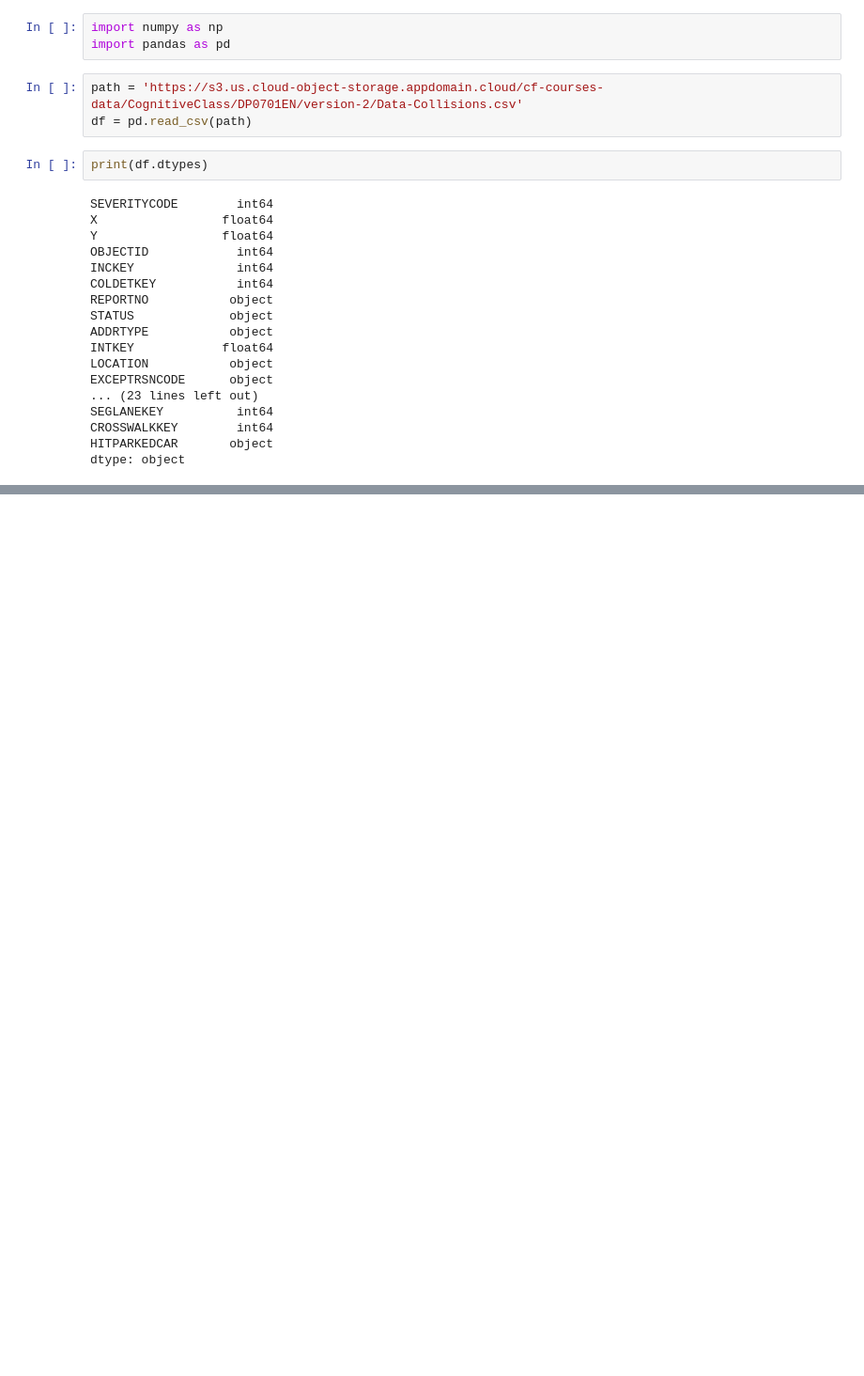
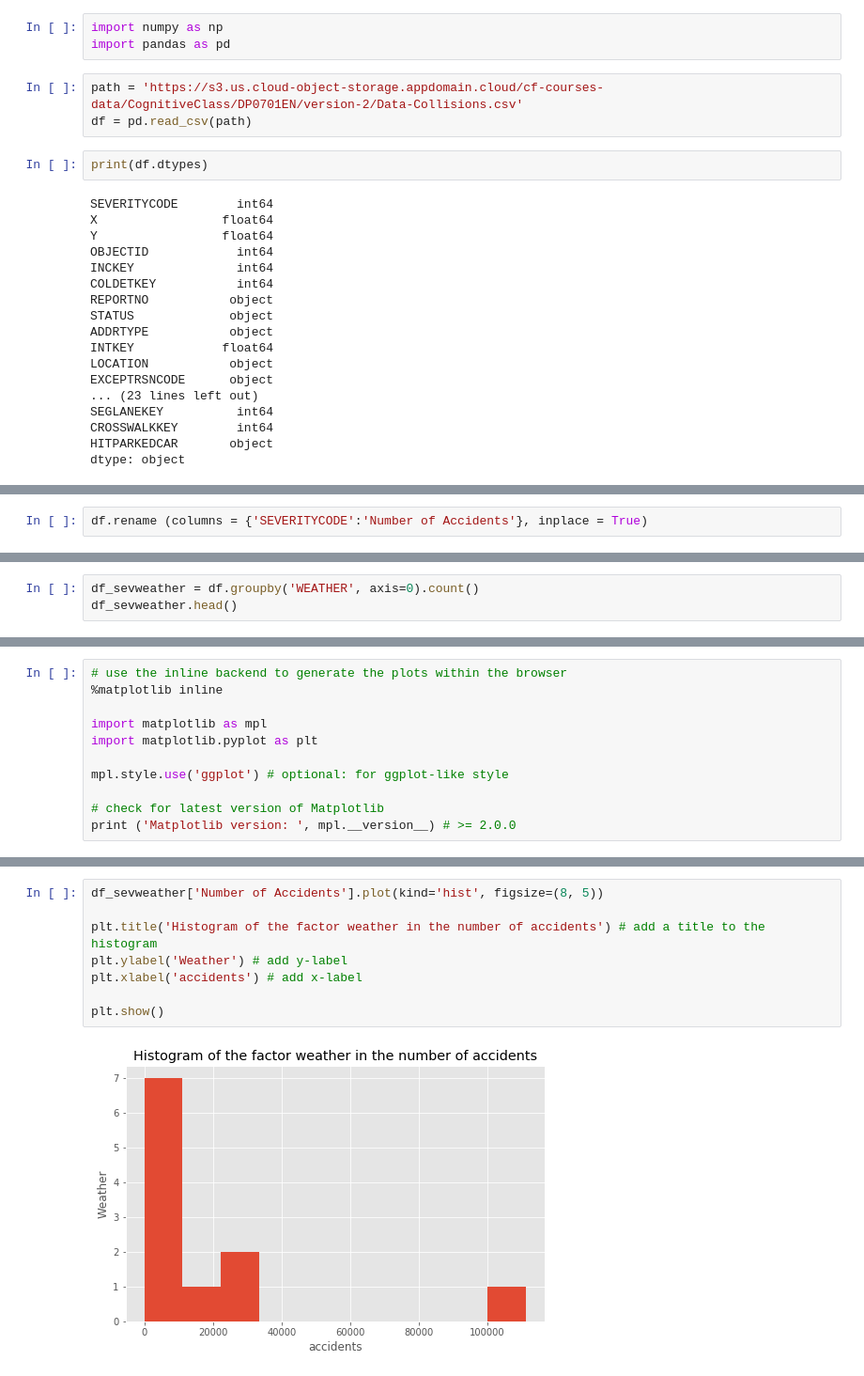
Before and after one commit to glamaralahl/Capstone-Project_final_Ahl, a Jupyter notebook: Capstone final project - Data-Collisions Seattle.ipynb, the cells around one changed output, grey strips where cells are left out. Shown at 94% size. Cells and saved outputs as stored; diff of their text form; blank space fills up the shorter version.

```diff
--- a/Capstone final project - Data-Collisions Seattle.ipynb
+++ b/Capstone final project - Data-Collisions Seattle.ipynb
@@ -47,0 +41,2 @@ df.head
+# %%
+df.rename (columns = {'SEVERITYCODE':'Number of Accidents'}, inplace = True)
@@ -47,0 +56,3 @@ df.head
+# %%
+df_sevweather = df.groupby('WEATHER', axis=0).count()
+df_sevweather.head()
@@ -47,0 +90,11 @@ df.head
+# %%
+# use the inline backend to generate the plots within the browser
+%matplotlib inline
+
+import matplotlib as mpl
+import matplotlib.pyplot as plt
+
+mpl.style.use('ggplot') # optional: for ggplot-like style
+
+# check for latest version of Matplotlib
+print ('Matplotlib version: ', mpl.__version__) # >= 2.0.0
@@ -47,0 +113,10 @@ df.head
+# %%
+df_sevweather['Number of Accidents'].plot(kind='hist', figsize=(8, 5))
+
+plt.title('Histogram of the factor weather in the number of accidents') # add a title to the histogram
+plt.ylabel('Weather') # add y-label
+plt.xlabel('accidents') # add x-label
+
+plt.show()
+# %% [output]
+[figure, added]
```
Also changed, not shown: parts of 19 cells of this notebook.
